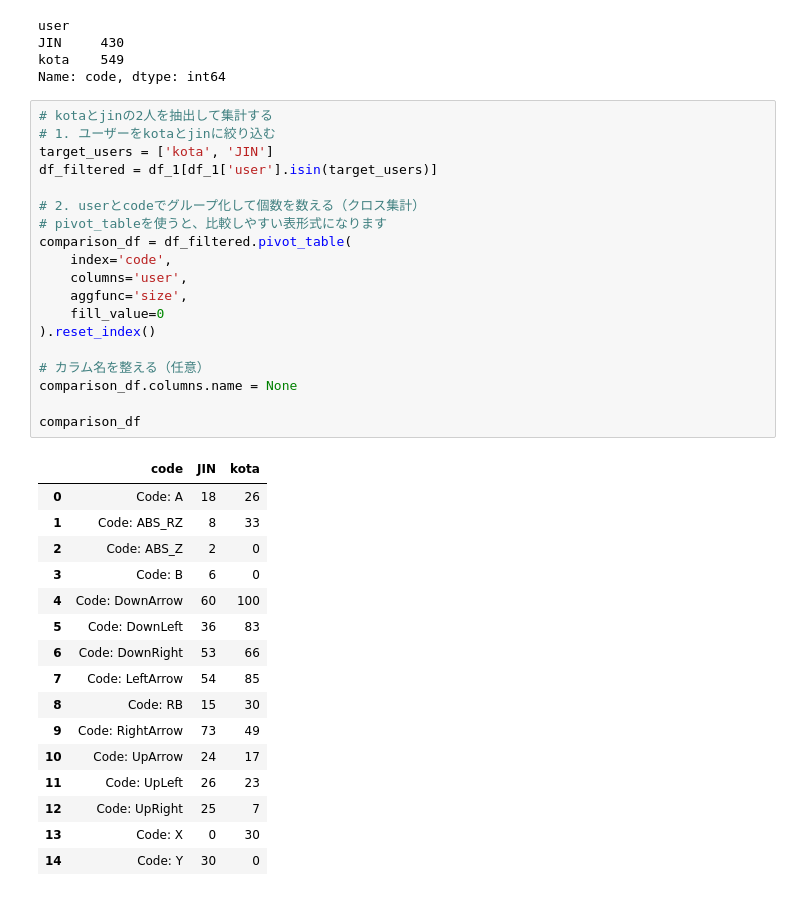
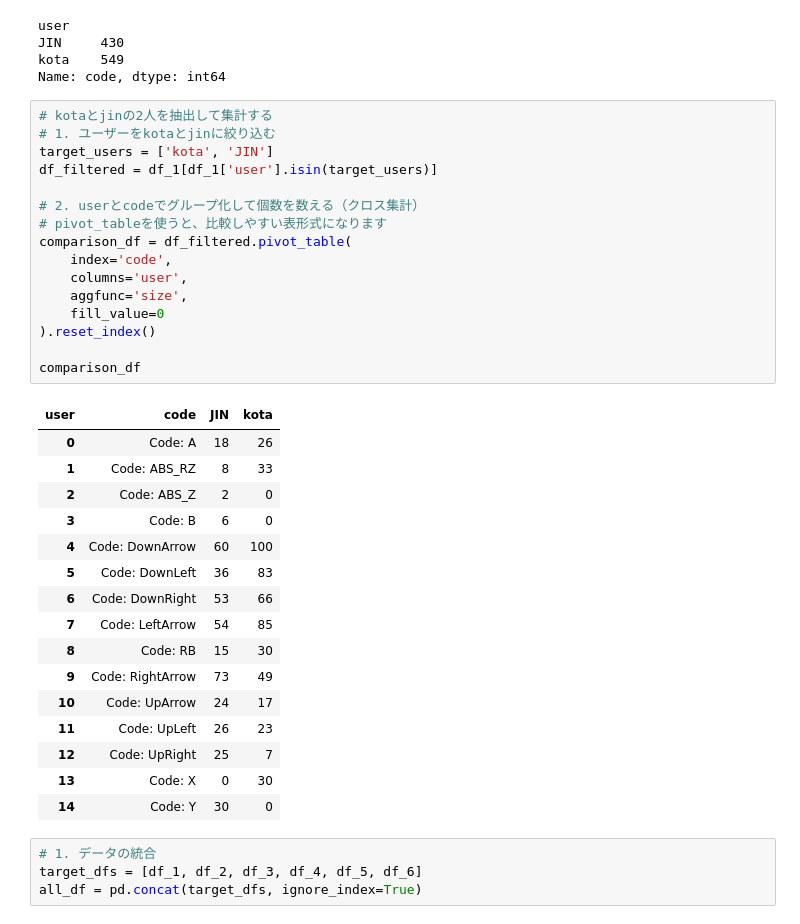
Before and after one commit to AutoRockProject/Analysis, a Jupyter notebook: work_.ipynb, the cells around one changed output. Drawn from its saved outputs; the diff is of its cells as text.

```diff
--- a/work_.ipynb
+++ b/work_.ipynb
@@ -202,24 +207,21 @@ Name: code, dtype: int64
 # %%
 # kotaとjinの2人を抽出して集計する
 # 1. ユーザーをkotaとjinに絞り込む
 target_users = ['kota', 'JIN']
 df_filtered = df_1[df_1['user'].isin(target_users)]
 
 # 2. userとcodeでグループ化して個数を数える（クロス集計）
 # pivot_tableを使うと、比較しやすい表形式になります
 comparison_df = df_filtered.pivot_table(
     index='code',
     columns='user',
     aggfunc='size',
     fill_value=0
 ).reset_index()
 
-# カラム名を整える（任意）
-comparison_df.columns.name = None
-
 comparison_df
 # %% [output]
-|  | code | JIN | kota |
+| user | code | JIN | kota |
 | 0 | Code: A | 18 | 26 |
 | 1 | Code: ABS_RZ | 8 | 33 |
 | 2 | Code: ABS_Z | 2 | 0 |
@@ -235,3 +237,7 @@ comparison_df
 | 12 | Code: UpRight | 25 | 7 |
 | 13 | Code: X | 0 | 30 |
 | 14 | Code: Y | 30 | 0 |
+# %%
+# 1. データの統合
+target_dfs = [df_1, df_2, df_3, df_4, df_5, df_6]
+all_df = pd.concat(target_dfs, ignore_index=True)
```
Also changed, not shown: parts of 16 cells of this notebook.
